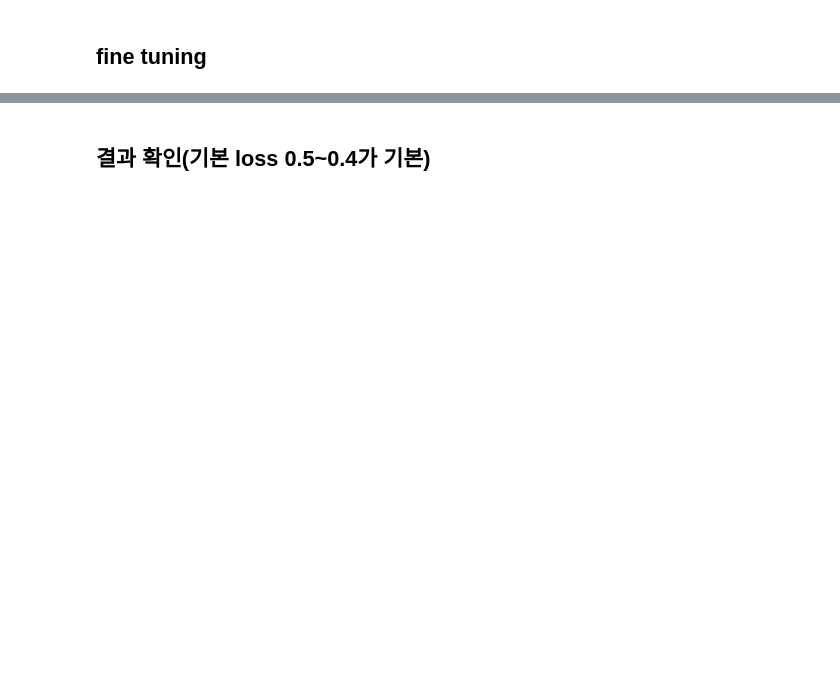
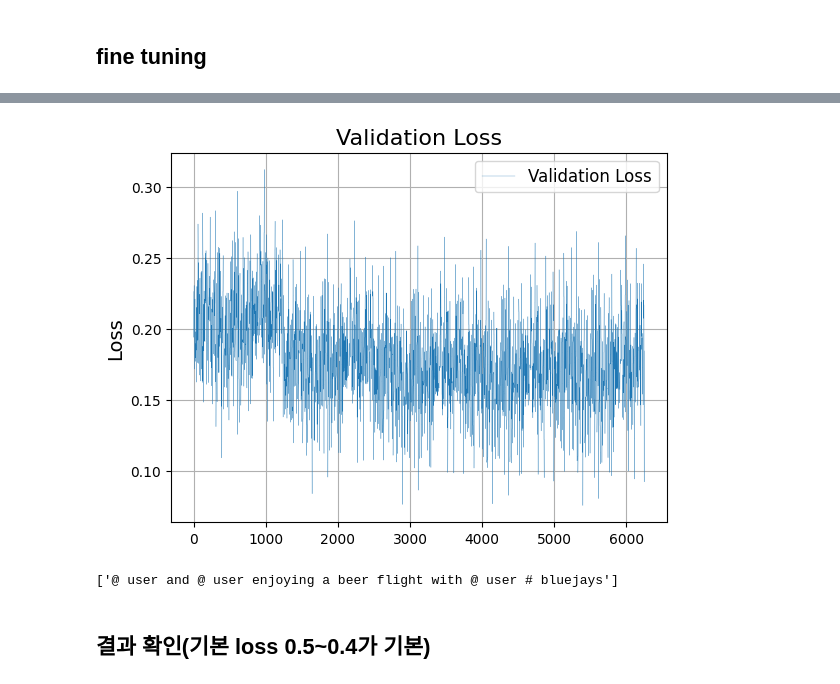
Before and after one commit to blueid13/20242R0136COSE47402, a Jupyter notebook: FinalProject/project.ipynb, the cells around one changed output, grey strips where cells are left out. Saved outputs shown, nothing was run; the diff lists cells and outputs as text; code cells hidden in the pictures; blank space fills up the shorter version.

```diff
--- a/FinalProject/project.ipynb
+++ b/FinalProject/project.ipynb
@@ -362,0 +378,2 @@ Epoch: 2
+# %%
+vallosscheck = vallosscheck[0:6250]
@@ -362,0 +392,8 @@ Epoch: 2
+# %%
+plt.plot(epochs, vallosscheck, label="Validation Loss", linestyle="-", linewidth=0.2)
+plt.title("Validation Loss", fontsize=16)
+plt.ylabel("Loss", fontsize=14)
+plt.legend(fontsize=12)
+plt.grid(True)
+# %% [output]
+[figure, added]
@@ -363,3 +404,7 @@ Epoch: 2
+# %%
+captions
+# %% [output]
+['@ user and @ user enjoying a beer flight with @ user # bluejays']
 # %% [markdown]
 ## 결과 확인(기본 loss 0.5~0.4가 기본)
 # %%
```
Also changed, not shown: parts of 24 cells of this notebook.
